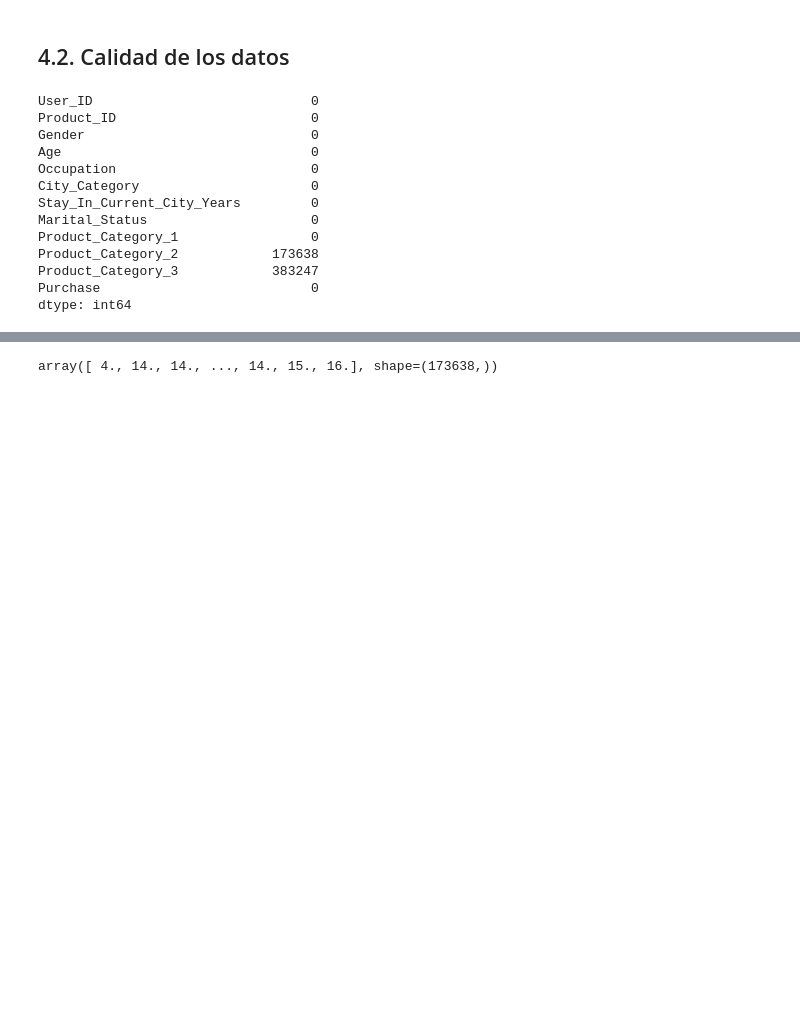
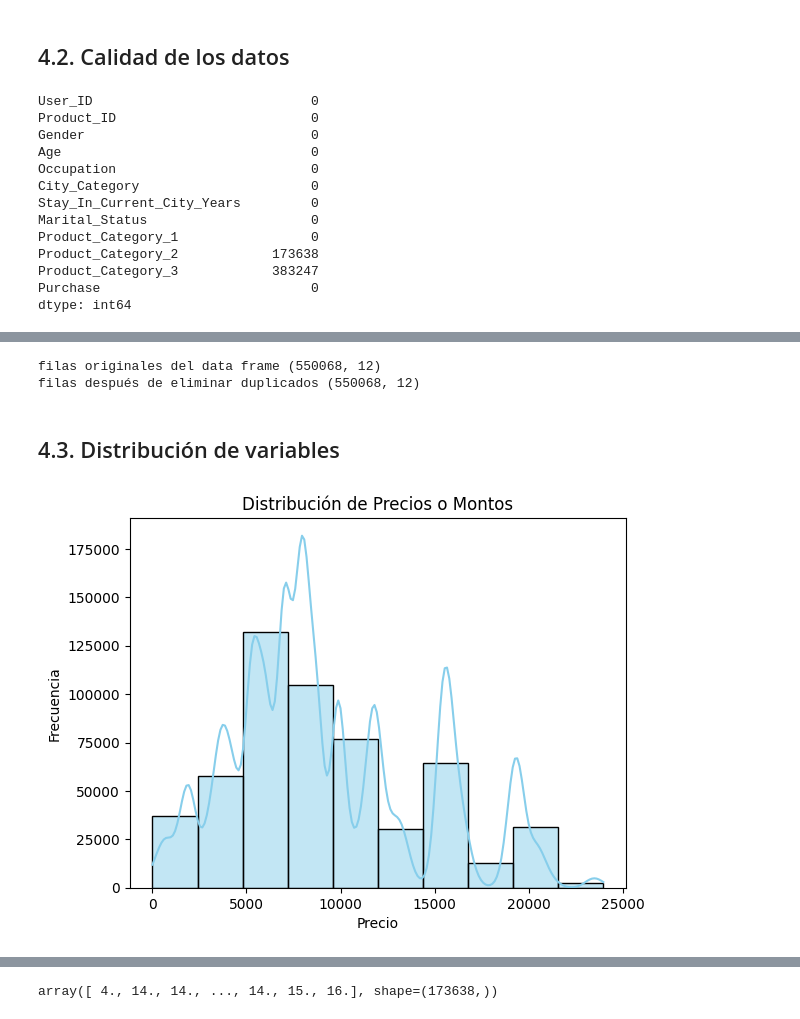
Before and after one commit to ealaurel/MINERIA_DATOS, a Jupyter notebook: capitulos/C1_EDA/eda.ipynb, the cells around one changed output, grey strips where cells are left out. Saved outputs shown, nothing was run; the diff lists cells and outputs as text; code cells hidden in the pictures; blank space fills up the shorter version.

```diff
--- a/capitulos/C1_EDA/eda.ipynb
+++ b/capitulos/C1_EDA/eda.ipynb
@@ -97,6 +99,9 @@ Product_Category_2            float64
 Product_Category_3            float64
 Purchase                        int64
 dtype: object
+# %%
+df_bfv['User_ID'] = df_bfv['User_ID'].astype(str)
+df_bfv['Occupation'] = df_bfv['Occupation'].astype(str)
 # %% [markdown]
 ## 4.2. Calidad de los datos
 # %%
@@ -116,3 +121,7 @@ Product_Category_2            173638
 Product_Category_3            383247
 Purchase                           0
 dtype: int64
+# %%
+# imputaremos la vairbale product?catregory_2 porla moda
+moda = df_bfv['Product_Category_2'].mode()[0]
+df_bfv['Product_Category_2'] = df_bfv['Product_Category_2'].fillna(moda)
@@ -118,0 +144,20 @@ dtype: int64
+# %%
+# revisaremos las filas duplicas y las eliminamos
+print('filas originales del data frame',df_bfv.shape)
+print('filas después de eliminar duplicados',df_bfv.drop_duplicates().shape)
+# %% [output]
+filas originales del data frame (550068, 12)
+filas después de eliminar duplicados (550068, 12)
+# %% [markdown]
+## 4.3. Distribución de variables
+# %%
+# HISTOGRAMA
+
+# Histograma con Seaborn
+sns.histplot(df_bfv["Purchase"], bins=10, kde=True, color="skyblue")
+plt.title("Distribución de Precios o Montos")
+plt.xlabel("Precio")
+plt.ylabel("Frecuencia")
+plt.show()
+# %% [output]
+[figure, added]
```
Also changed, not shown: parts of 13 cells of this notebook.
